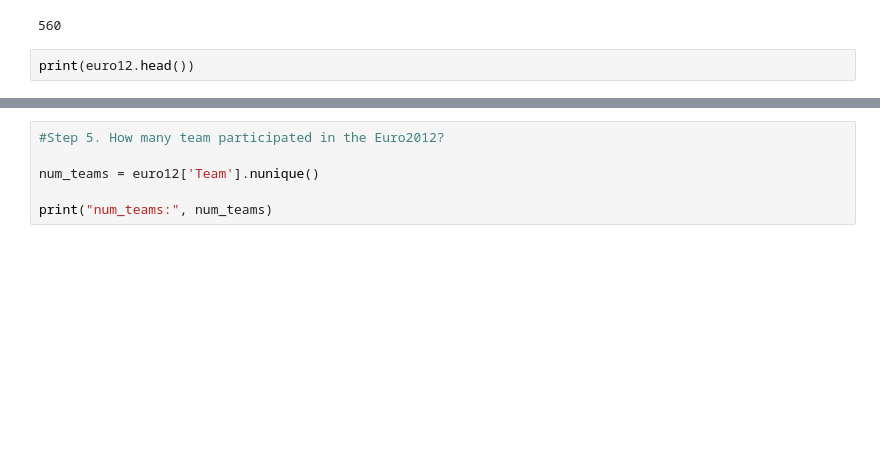
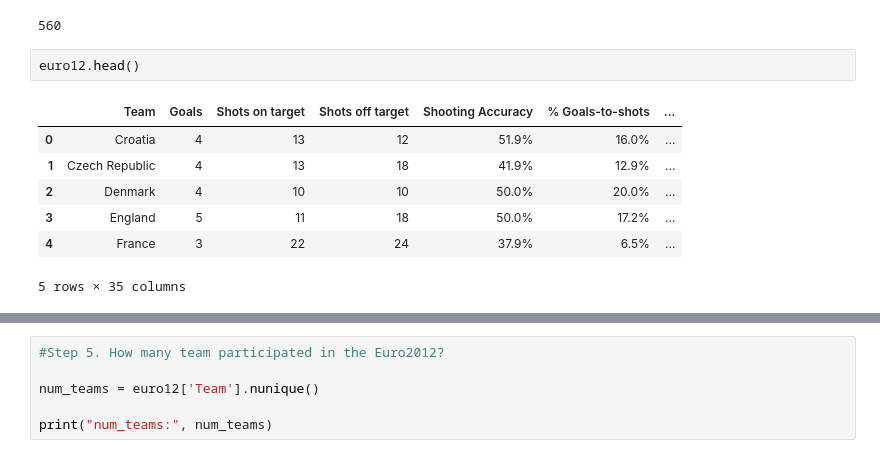
Before and after one commit to puritym8/Python-Data-Analysis, a Jupyter notebook: Pandasdailypractice2.ipynb, the cells around one changed output, grey strips where cells are left out. Saved outputs shown, nothing was run; the diff lists cells and outputs as text; blank space fills up the shorter version.

Commit message:
euro12

```diff
--- a/Pandasdailypractice2.ipynb
+++ b/Pandasdailypractice2.ipynb
@@ -18,8 +18,16 @@ euro12.shape
 euro12.size
 # %% [output]
 560
-# %%
-print(euro12.head())
+# %%
+euro12.head()
+# %% [output]
+|  | Team | Goals | Shots on target | Shots off target | Shooting Accuracy | % Goals-to-shots | ... |
+| 0 | Croatia | 4 | 13 | 12 | 51.9% | 16.0% | ... |
+| 1 | Czech Republic | 4 | 13 | 18 | 41.9% | 12.9% | ... |
+| 2 | Denmark | 4 | 10 | 10 | 50.0% | 20.0% | ... |
+| 3 | England | 5 | 11 | 18 | 50.0% | 17.2% | ... |
+| 4 | France | 3 | 22 | 24 | 37.9% | 6.5% | ... |
+5 rows × 35 columns
 # %%
 #Step 4. Select only the Goal column.
 
```
Also changed, not shown: parts of 10 cells of this notebook.
